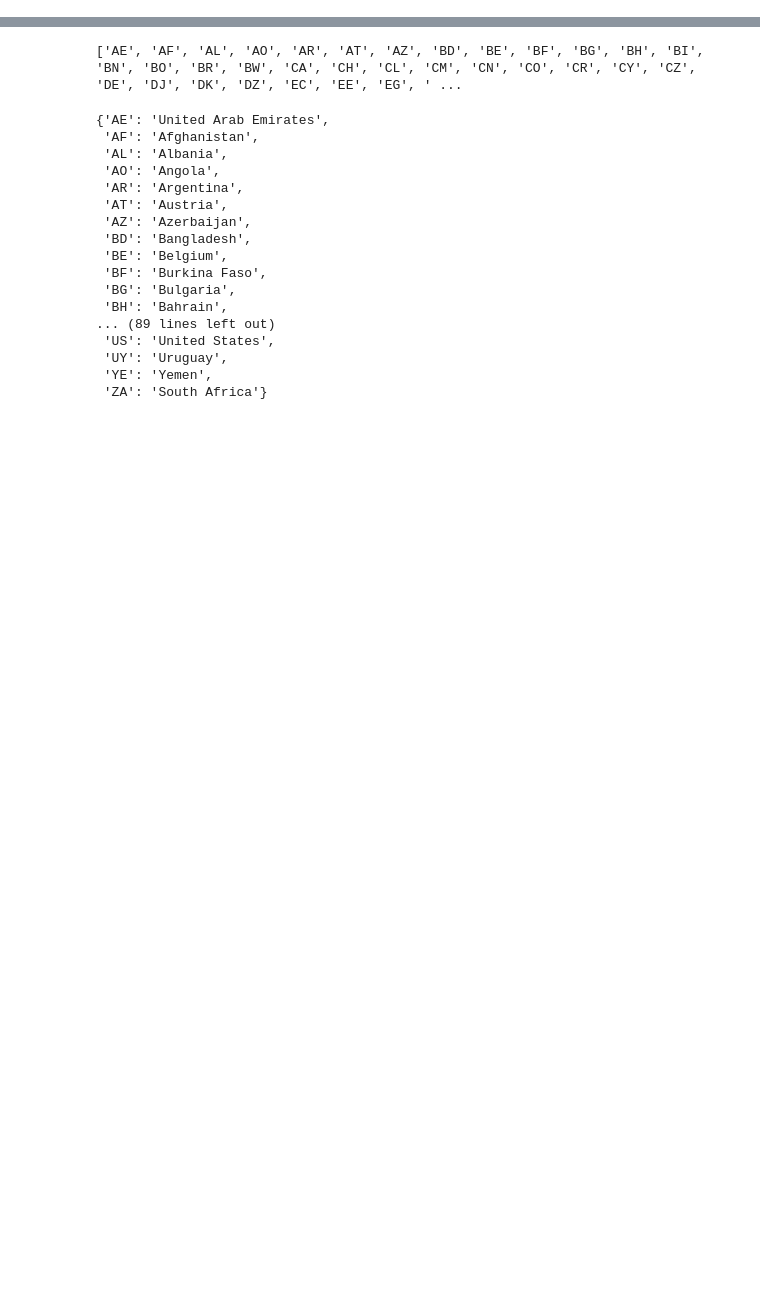
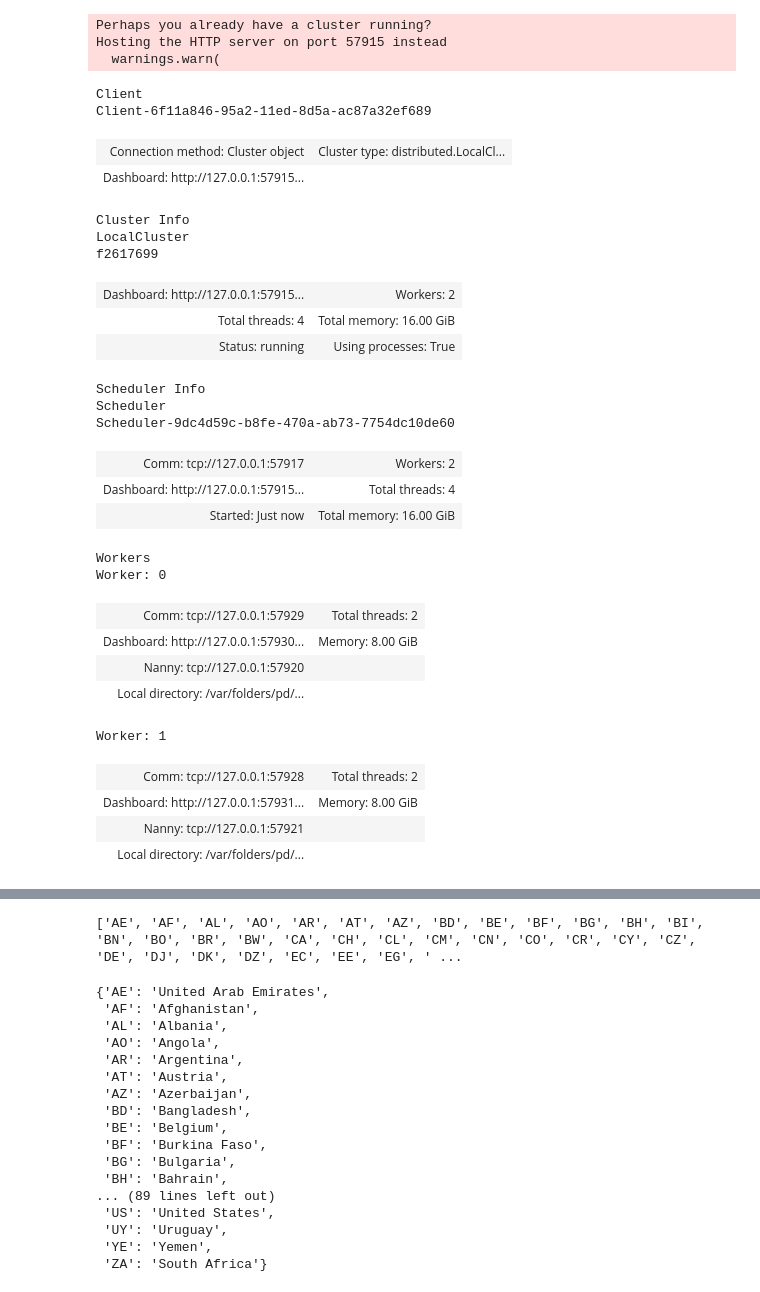
Before and after one commit to fratambot/name-clf, a Jupyter notebook: notebooks/EDA_local.ipynb, the cells around one changed output, grey strips where cells are left out. Saved outputs shown, nothing was run; the diff lists cells and outputs as text; code cells hidden in the pictures; blank space fills up the shorter version.

```diff
--- a/notebooks/EDA_local.ipynb
+++ b/notebooks/EDA_local.ipynb
@@ -12,9 +16,37 @@ from names_dataset import NameDataset
-# %%
-pd.options.display.max_seq_items = 2000
-pd.options.display.max_columns = 500
-pd.options.display.max_rows = 800
-pd.options.display.max_colwidth = 200
-pd.options.display.width = 800
+# %%
+client = Client(n_workers=2)
+client
+# %% [output]
+Perhaps you already have a cluster running?
+Hosting the HTTP server on port 57915 instead
+  warnings.warn(
+Client
+Client-6f11a846-95a2-11ed-8d5a-ac87a32ef689
+| Connection method: Cluster object | Cluster type: distributed.LocalCl... |
+| Dashboard: http://127.0.0.1:57915... |  |
+Cluster Info
+LocalCluster
+f2617699
+| Dashboard: http://127.0.0.1:57915... | Workers: 2 |
+| Total threads: 4 | Total memory: 16.00 GiB |
+| Status: running | Using processes: True |
+Scheduler Info
+Scheduler
+Scheduler-9dc4d59c-b8fe-470a-ab73-7754dc10de60
+| Comm: tcp://127.0.0.1:57917 | Workers: 2 |
+| Dashboard: http://127.0.0.1:57915... | Total threads: 4 |
+| Started: Just now | Total memory: 16.00 GiB |
+Workers
+Worker: 0
+| Comm: tcp://127.0.0.1:57929 | Total threads: 2 |
+| Dashboard: http://127.0.0.1:57930... | Memory: 8.00 GiB |
+| Nanny: tcp://127.0.0.1:57920 |  |
+| Local directory: /var/folders/pd/... |  |
+Worker: 1
+| Comm: tcp://127.0.0.1:57928 | Total threads: 2 |
+| Dashboard: http://127.0.0.1:57931... | Memory: 8.00 GiB |
+| Nanny: tcp://127.0.0.1:57921 |  |
+| Local directory: /var/folders/pd/... |  |
 # %%
 os.getcwd()
 # %% [output]
```
Also changed, not shown: parts of 13 cells of this notebook, 8 other files.
